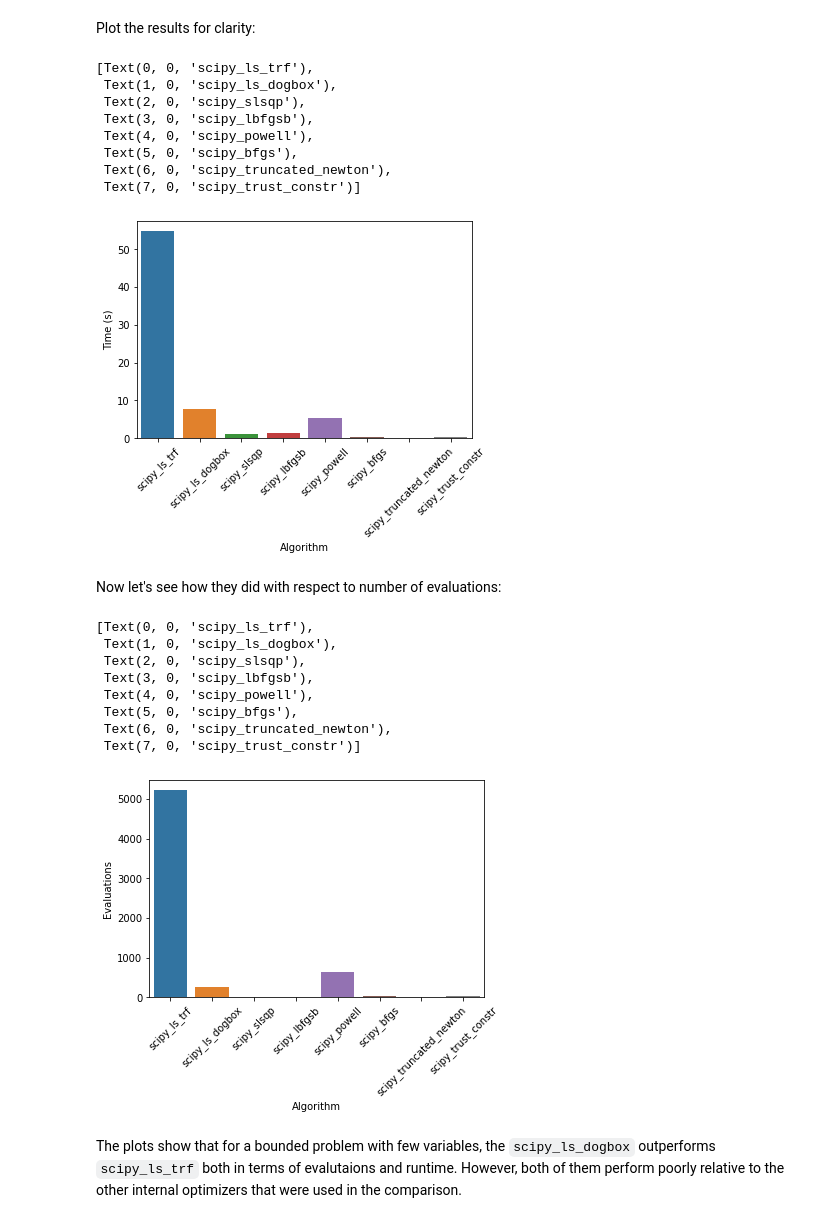
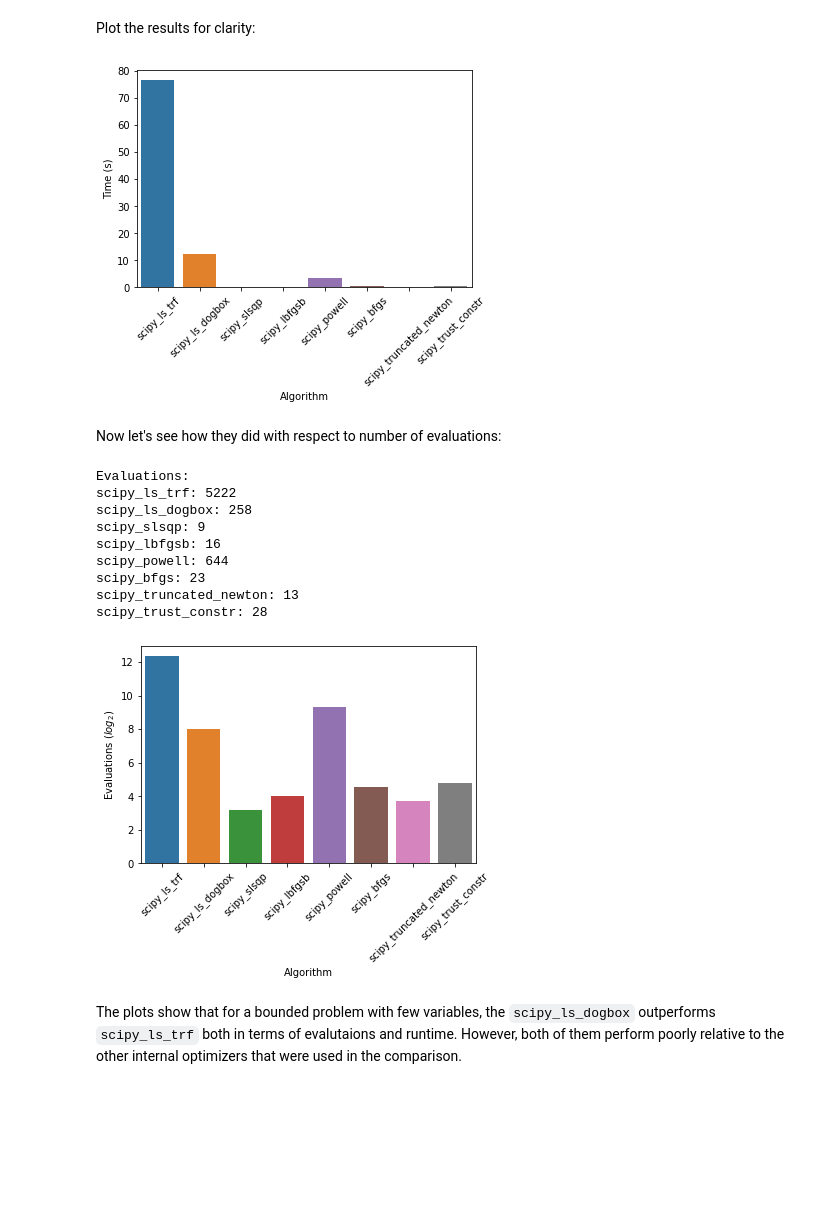
Before and after one commit to yradeva93/Estimagic-Least-Squares-Example, a Jupyter notebook: Estimagic With Least Squares.ipynb, the cells around one changed output. Cells and saved outputs as stored; diff of their text form; code cells hidden in the pictures; blank space fills up the shorter version.

```diff
--- a/Estimagic With Least Squares.ipynb
+++ b/Estimagic With Least Squares.ipynb
@@ -346,5 +345,7 @@ x_4          0.0          inf    0.0
 # %% [markdown]
 Let's see how the different algorithms performed with respect to time:
 # %%
-print(times)
+print("Times (s):")
+for algo, time in times.items():
+    print("{}: {}".format(algo, round(time, 2)))
 # %% [output]
@@ -375,2 +376,6 @@ _.set_xticklabels(_.get_xticklabels(), rotation=45)
 # %% [markdown]
 Now let's see how they did with respect to number of evaluations:
+# %%
+print("Evaluations:")
+for i in ALGORITHMS:
+    print("{}: {}".format(i, res[i]['n_criterion_evaluations']))
@@ -377,12 +392,14 @@ Now let's see how they did with respect to number of evaluations:
 # %%
 res_data = []
+
 for i in ALGORITHMS:
-    res_data.append((i, res[i]['n_criterion_evaluations']))
+    res_data.append((i, math.log2(res[i]['n_criterion_evaluations'])))
 
 results = pd.DataFrame(
         data=res_data,
-    columns=["Algorithm", "Evaluations"]
+    columns=["Algorithm", "Evaluations ($log_2$)"]
 )
-_ = sns.barplot(x="Algorithm", y="Evaluations", data=results)
-_.set_xticklabels(_.get_xticklabels(), rotation=45)
+
+plot = sns.barplot(x="Algorithm", y="Evaluations ($log_2$)", data=results)
+_ = plot.set_xticklabels(plot.get_xticklabels(), rotation=45)
 # %% [output]
@@ -466,40 +478,40 @@ results = pd.DataFrame(
         data=res_data,
     columns=["Algorithm", "Time (s)"]
 )
-_ = sns.barplot(x="Algorithm", y="Time (s)", data=results)
-_.set_xticklabels(_.get_xticklabels(), rotation=45)
+plot = sns.barplot(x="Algorithm", y="Time (s)", data=results)
+_ = plot.set_xticklabels(plot.get_xticklabels(), rotation=45)
 # %% [output]
-[Text(0, 0, 'scipy_ls_trf'),
- Text(1, 0, 'scipy_ls_dogbox'),
- Text(2, 0, 'scipy_slsqp'),
- Text(3, 0, 'scipy_lbfgsb'),
- Text(4, 0, 'scipy_powell'),
- Text(5, 0, 'scipy_bfgs'),
- Text(6, 0, 'scipy_truncated_newton'),
- Text(7, 0, 'scipy_trust_constr')]
-[figure, old version]
+[figure, new version]
 # %% [markdown]
 Now let's see how they did with respect to number of evaluations:
+# %%
+print("Evaluations:")
+for i in ALGORITHMS:
+    print("{}: {}".format(i, res[i]['n_criterion_evaluations']))
+# %% [output]
+Evaluations:
+scipy_ls_trf: 5222
+scipy_ls_dogbox: 258
+scipy_slsqp: 9
+scipy_lbfgsb: 16
+scipy_powell: 644
+scipy_bfgs: 23
+scipy_truncated_newton: 13
+scipy_trust_constr: 28
 # %%
 res_data = []
+
 for i in ALGORITHMS:
-    res_data.append((i, res[i]['n_criterion_evaluations']))
+    res_data.append((i, math.log2(res[i]['n_criterion_evaluations'])))
 
 results = pd.DataFrame(
         data=res_data,
-    columns=["Algorithm", "Evaluations"]
+    columns=["Algorithm", "Evaluations ($log_2$)"]
 )
-_ = sns.barplot(x="Algorithm", y="Evaluations", data=results)
-_.set_xticklabels(_.get_xticklabels(), rotation=45)
+
+plot = sns.barplot(x="Algorithm", y="Evaluations ($log_2$)", data=results)
+_ = plot.set_xticklabels(plot.get_xticklabels(), rotation=45)
 # %% [output]
-[Text(0, 0, 'scipy_ls_trf'),
- Text(1, 0, 'scipy_ls_dogbox'),
- Text(2, 0, 'scipy_slsqp'),
- Text(3, 0, 'scipy_lbfgsb'),
- Text(4, 0, 'scipy_powell'),
- Text(5, 0, 'scipy_bfgs'),
- Text(6, 0, 'scipy_truncated_newton'),
- Text(7, 0, 'scipy_trust_constr')]
-[figure, old version]
+[figure, new version]
 # %% [markdown]
 The plots show that for a bounded problem with few variables, the `scipy_ls_dogbox` outperforms `scipy_ls_trf` both in terms of evalutaions and runtime. However, both of them perform poorly relative to the other internal optimizers that were used in the comparison.
```
Also changed, not shown: parts of 13 cells of this notebook.
